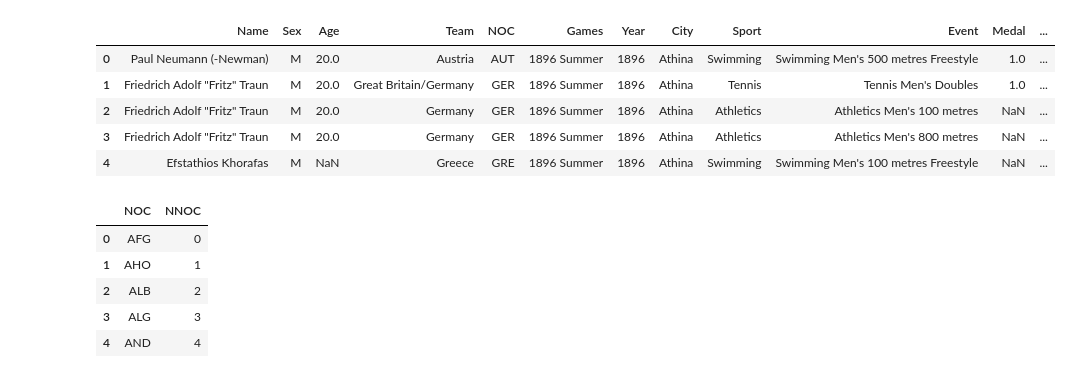
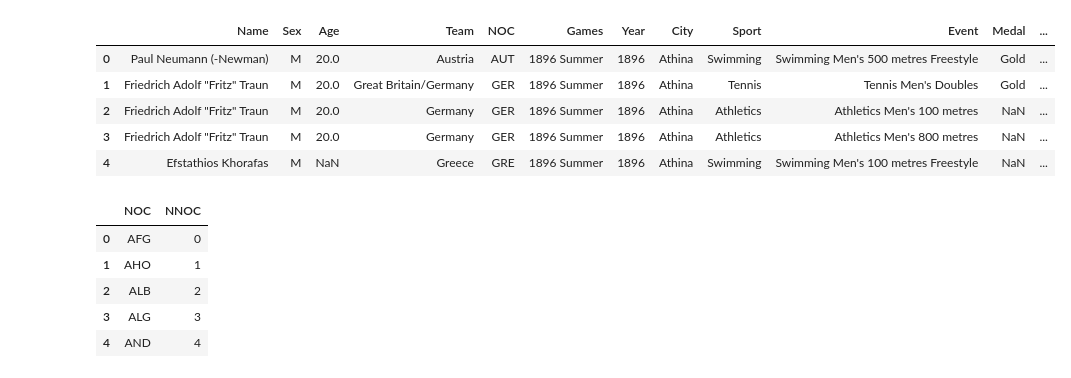
Before and after one commit to thiagonarcizo/formulacao-projetos, a Jupyter notebook: olimpiadas/tratamento.ipynb, the cells around one changed output. Cells and saved outputs as stored; diff of their text form; code cells hidden in the pictures.

```diff
--- a/olimpiadas/tratamento.ipynb
+++ b/olimpiadas/tratamento.ipynb
@@ -6,31 +6,28 @@ import seaborn as sns
 # %%
 #lendo o dataset
 df = pd.read_csv('data/stats.csv')
 
 #define a ordem do dataset como sendo crescente de acordo com o ano
 df = df.sort_values(by='Year')
 
 #reseta os índices do dataset e deleta a coluna de índices antigos
 df = df.reset_index(drop=True)
 
 #deleta a segunda coluna
 df = df.drop(df.columns[0], axis=1)
 
 #deleta a coluna "Season", porque todas são iguais
 df = df.drop('Season', axis=1)
 
-#traduzindo os nomes das medalhas para inteiros
-df['Medal'] = df['Medal'].replace({'Gold': 1, 'Silver': 2, 'Bronze': 3, np.nan: np.nan})
-
 #criando uma coluna de índice de país (com base na coluna "NOC")
 df['NNOC'] = pd.Categorical(df['NOC'])
 df['NNOC'] = df['NNOC'].cat.codes
 
 df.head()
 # %% [output]
 |  | Name | Sex | Age | Team | NOC | Games | Year | City | Sport | Event | Medal | ... |
-| 0 | Paul Neumann (-Newman) | M | 20.0 | Austria | AUT | 1896 Summer | 1896 | Athina | Swimming | Swimming Men's 500 metres Freestyle | 1.0 | ... |
-| 1 | Friedrich Adolf "Fritz" Traun | M | 20.0 | Great Britain/Germany | GER | 1896 Summer | 1896 | Athina | Tennis | Tennis Men's Doubles | 1.0 | ... |
+| 0 | Paul Neumann (-Newman) | M | 20.0 | Austria | AUT | 1896 Summer | 1896 | Athina | Swimming | Swimming Men's 500 metres Freestyle | Gold | ... |
+| 1 | Friedrich Adolf "Fritz" Traun | M | 20.0 | Great Britain/Germany | GER | 1896 Summer | 1896 | Athina | Tennis | Tennis Men's Doubles | Gold | ... |
 | 2 | Friedrich Adolf "Fritz" Traun | M | 20.0 | Germany | GER | 1896 Summer | 1896 | Athina | Athletics | Athletics Men's 100 metres | NaN | ... |
 | 3 | Friedrich Adolf "Fritz" Traun | M | 20.0 | Germany | GER | 1896 Summer | 1896 | Athina | Athletics | Athletics Men's 800 metres | NaN | ... |
 | 4 | Efstathios Khorafas | M | NaN | Greece | GRE | 1896 Summer | 1896 | Athina | Swimming | Swimming Men's 100 metres Freestyle | NaN | ... |
```
Also changed, not shown: parts of 21 cells of this notebook.
